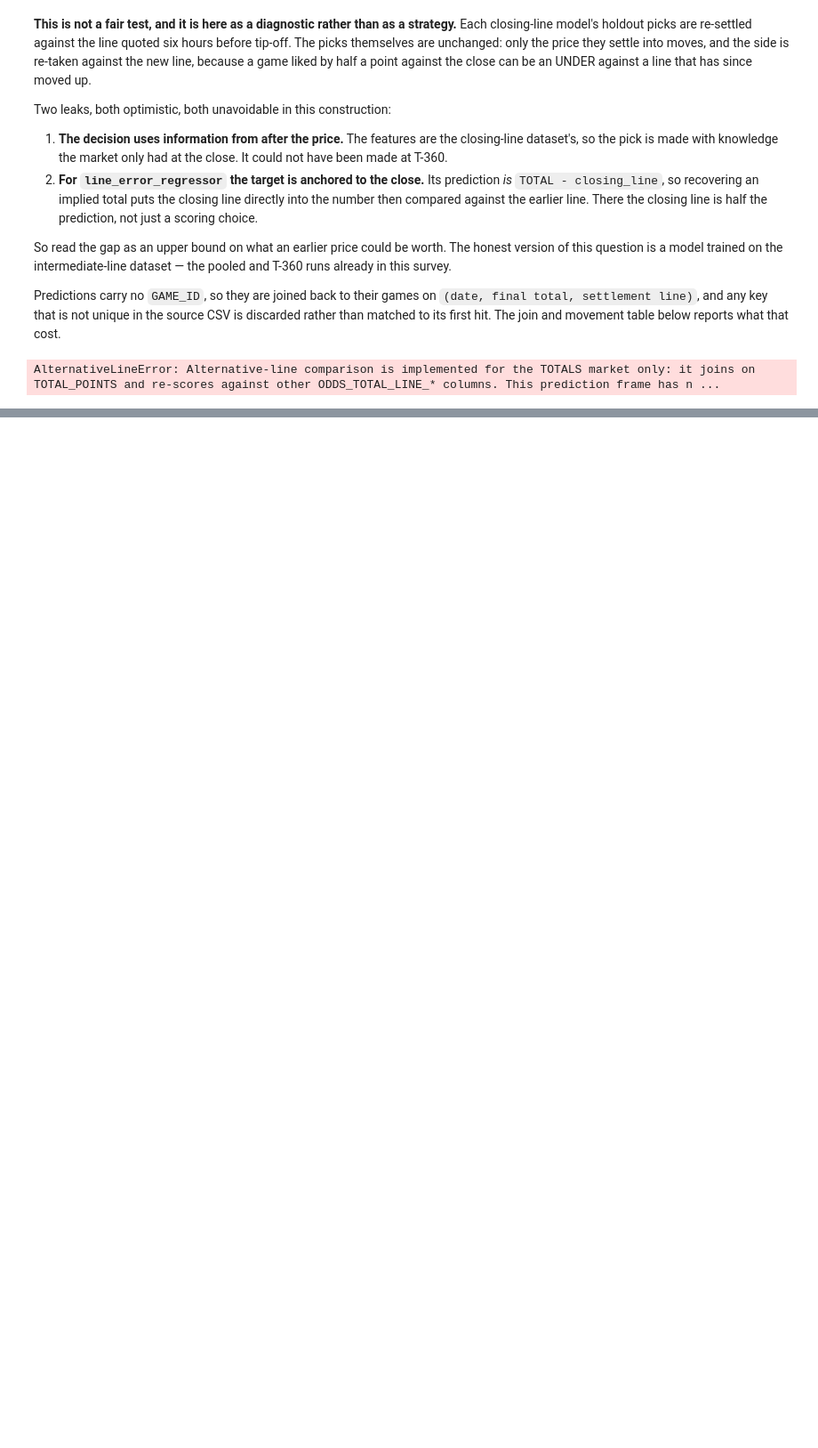
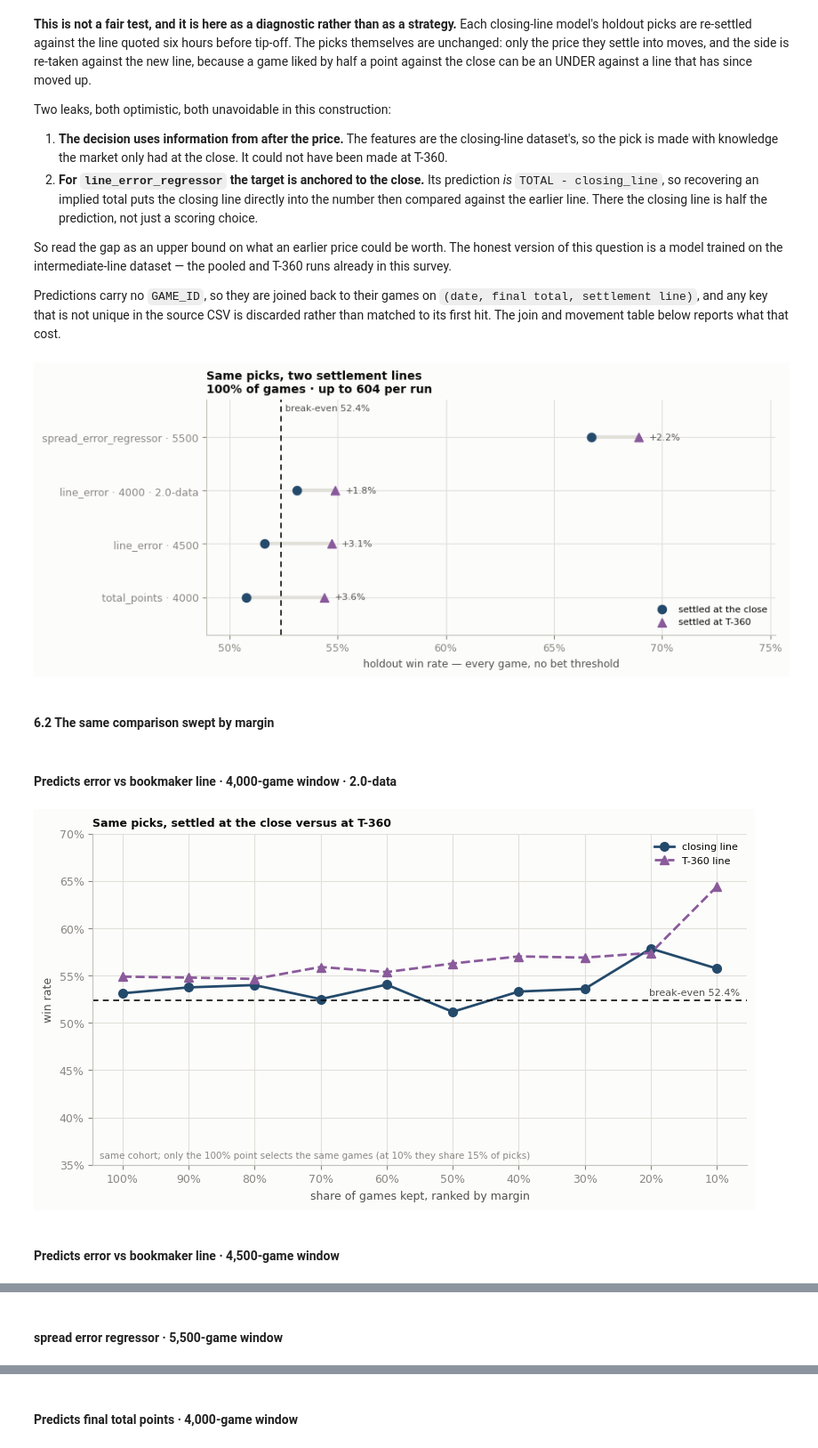
Before and after one commit to aalvarezvarela/NBA_over_under_predictor, a Jupyter notebook: experiments/notebooks/survey_experiments.ipynb, the cells around one changed output, grey strips where cells are left out. Shown at 89% size. Drawn from its saved outputs; the diff is of its cells as text; code cells hidden in the pictures; blank space fills up the shorter version.

```diff
--- a/experiments/notebooks/survey_experiments.ipynb
+++ b/experiments/notebooks/survey_experiments.ipynb
@@ -648,7 +602,7 @@ report = alt_line.settlement_report(
     project_root=PROJECT_ROOT,
     snapshot_csv=ALT_LINE_SNAPSHOT_CSV,
     snapshot_minutes=ALT_LINE_SNAPSHOT_MINUTES,
-    snapshot_line_col=ALT_LINE_COL,
+    snapshot_book=ALT_LINE_BOOK,
     coverage_grid=COVERAGE_GRID,
 )
 alt_name = f'T-{ALT_LINE_SNAPSHOT_MINUTES}'
@@ -694,31 +648,35 @@ else:
         'mean_abs_line_move': '{:.2f}',
         'share_line_moved': '{:.1%}',
         'share_side_flipped': '{:.1%}',
     }, na_rep='—').hide(axis='index'))
 
     gap = alt_line.settlement_gap(report.comparisons, alt_name=alt_name)
     display(gap.style.format({
         ('target_coverage', ''): '{:.0%}',
         **{(metric, column): '{:.2%}'
            for metric in ('win_rate', 'roi')
            for column in ('closing line', f'{alt_name} line', 'gain')},
     }, na_rep='—').hide(axis='index'))
 
     full = report.comparisons[
         report.comparisons['target_coverage'] == max(COVERAGE_GRID)
     ]
     overlaps = [
         label for label, group in full.groupby('label')
         if group['win_rate_ci_low'].max() < group['win_rate_ci_high'].min()
     ]
     display(Markdown(
         f'At full coverage, {len(overlaps)} of {full["label"].nunique()} run(s) '
         'have overlapping 95% intervals between the two settlement lines, so '
         'the gap is within sampling noise for those. Remember what this '
         f'measures: a pick made with closing-line information, priced at '
         f'{alt_name}. It is an upper bound on what an earlier price could be '
         'worth, not a strategy — the intermediate-line runs in section 4 are '
         'the honest version of the same question.'
     ))
 # %% [output]
-AlternativeLineError: Alternative-line comparison is implemented for the TOTALS market only: it joins on TOTAL_POINTS and re-scores against other ODDS_TOTAL_LINE_* columns. This prediction frame has n ...
+[figure, added]
+#### 6.2 The same comparison swept by margin
+#### Predicts error vs bookmaker line · 4,000-game window · 2.0-data
+[figure, added]
+#### Predicts error vs bookmaker line · 4,500-game window
@@ -724,0 +684 @@ AlternativeLineError: Alternative-line comparison is implemented for the TOTALS
+#### spread error regressor · 5,500-game window
@@ -724,0 +686 @@ AlternativeLineError: Alternative-line comparison is implemented for the TOTALS
+#### Predicts final total points · 4,000-game window
```
Also changed, not shown: parts of 5 cells of this notebook, 36 other files.
